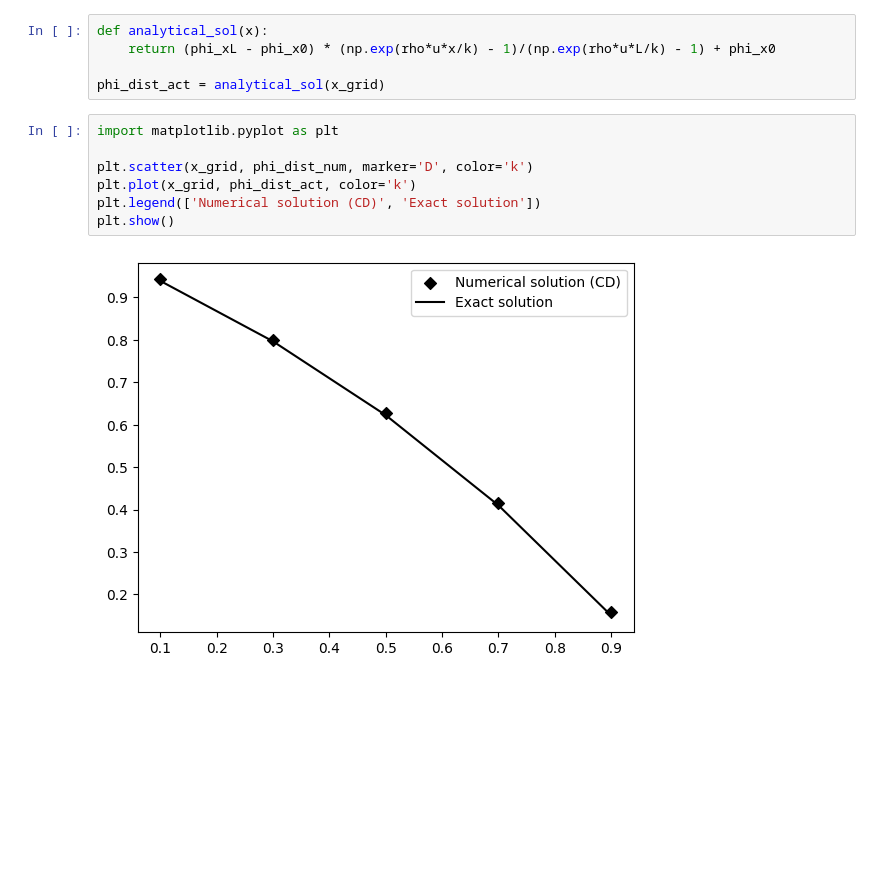
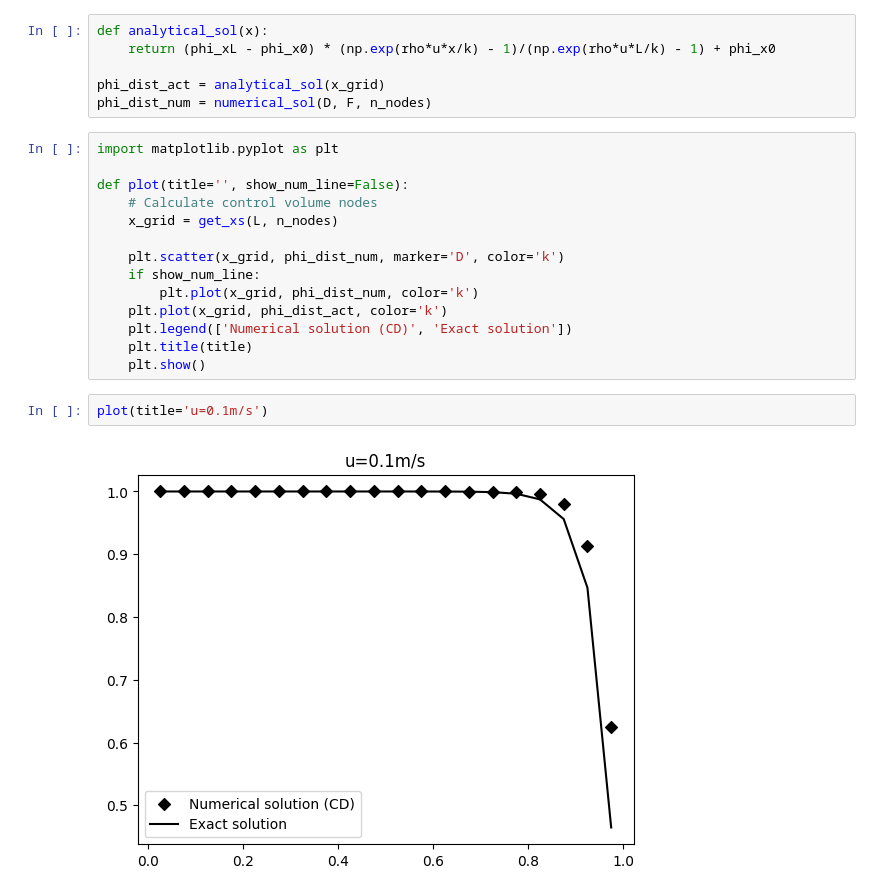
Before and after one commit to Igben-Nehemiah/py-cfd, a Jupyter notebook: convection_diffusion/main.ipynb, the cells around one changed output. Drawn from its saved outputs; the diff is of its cells as text; blank space fills up the shorter version.

Commit message:
added solution for cases 2 and 3

```diff
--- a/convection_diffusion/main.ipynb
+++ b/convection_diffusion/main.ipynb
@@ -71,12 +73,22 @@ def analytical_sol(x):
     return (phi_xL - phi_x0) * (np.exp(rho*u*x/k) - 1)/(np.exp(rho*u*L/k) - 1) + phi_x0
 
 phi_dist_act = analytical_sol(x_grid)
+phi_dist_num = numerical_sol(D, F, n_nodes)
 # %%
 import matplotlib.pyplot as plt
 
-plt.scatter(x_grid, phi_dist_num, marker='D', color='k')
-plt.plot(x_grid, phi_dist_act, color='k')
-plt.legend(['Numerical solution (CD)', 'Exact solution'])
-plt.show()
+def plot(title='', show_num_line=False):
+    # Calculate control volume nodes
+    x_grid = get_xs(L, n_nodes)
+
+    plt.scatter(x_grid, phi_dist_num, marker='D', color='k')
+    if show_num_line:
+        plt.plot(x_grid, phi_dist_num, color='k')
+    plt.plot(x_grid, phi_dist_act, color='k')
+    plt.legend(['Numerical solution (CD)', 'Exact solution'])
+    plt.title(title)
+    plt.show()
-# %% [output]
-[figure, removed]
+# %%
+plot(title='u=0.1m/s')
+# %% [output]
+[figure, added]
```
Also changed, not shown: parts of 3 cells of this notebook.
